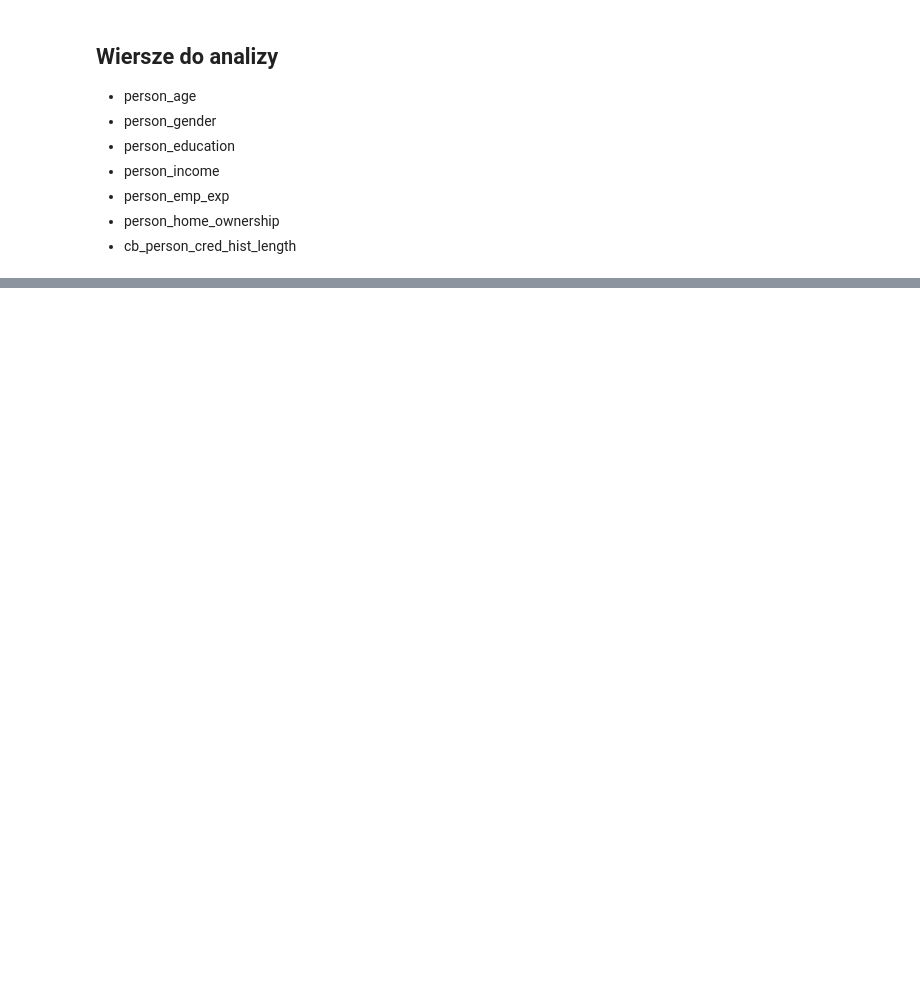
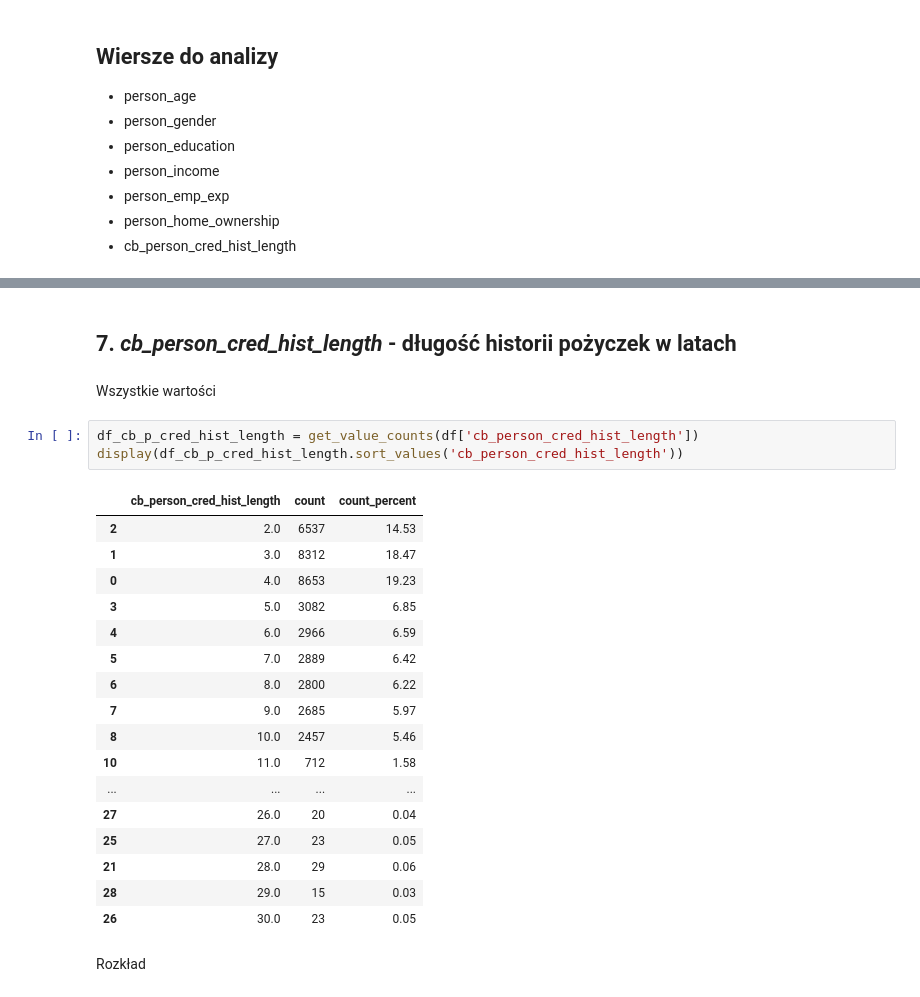
Before and after one commit to EmD4blju/loan_assistant, a Jupyter notebook: neural_core/analysis_01.ipynb, the cells around one changed output, grey strips where cells are left out. Drawn from its saved outputs; the diff is of its cells as text; blank space fills up the shorter version.

```diff
--- a/neural_core/analysis_01.ipynb
+++ b/neural_core/analysis_01.ipynb
@@ -78,0 +187,27 @@ Name: count, dtype: int64
+# %% [markdown]
+## 7. _cb_person_cred_hist_length_ - długość historii pożyczek w latach
+# %% [markdown]
+Wszystkie wartości
+# %%
+df_cb_p_cred_hist_length = get_value_counts(df['cb_person_cred_hist_length'])
+display(df_cb_p_cred_hist_length.sort_values('cb_person_cred_hist_length'))
+# %% [output]
+|  | cb_person_cred_hist_length | count | count_percent |
+| 2 | 2.0 | 6537 | 14.53 |
+| 1 | 3.0 | 8312 | 18.47 |
+| 0 | 4.0 | 8653 | 19.23 |
+| 3 | 5.0 | 3082 | 6.85 |
+| 4 | 6.0 | 2966 | 6.59 |
+| 5 | 7.0 | 2889 | 6.42 |
+| 6 | 8.0 | 2800 | 6.22 |
+| 7 | 9.0 | 2685 | 5.97 |
+| 8 | 10.0 | 2457 | 5.46 |
+| 10 | 11.0 | 712 | 1.58 |
+| ... | ... | ... | ... |
+| 27 | 26.0 | 20 | 0.04 |
+| 25 | 27.0 | 23 | 0.05 |
+| 21 | 28.0 | 29 | 0.06 |
+| 28 | 29.0 | 15 | 0.03 |
+| 26 | 30.0 | 23 | 0.05 |
+# %% [markdown]
+Rozkład
```
Also changed, not shown: parts of 29 cells of this notebook.
